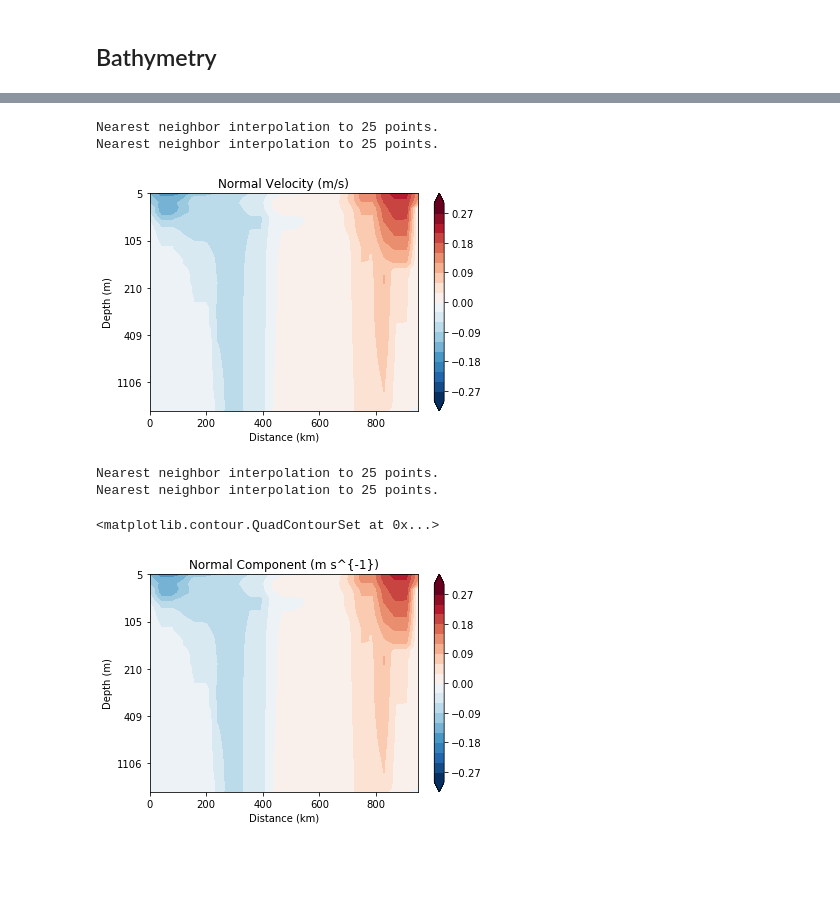
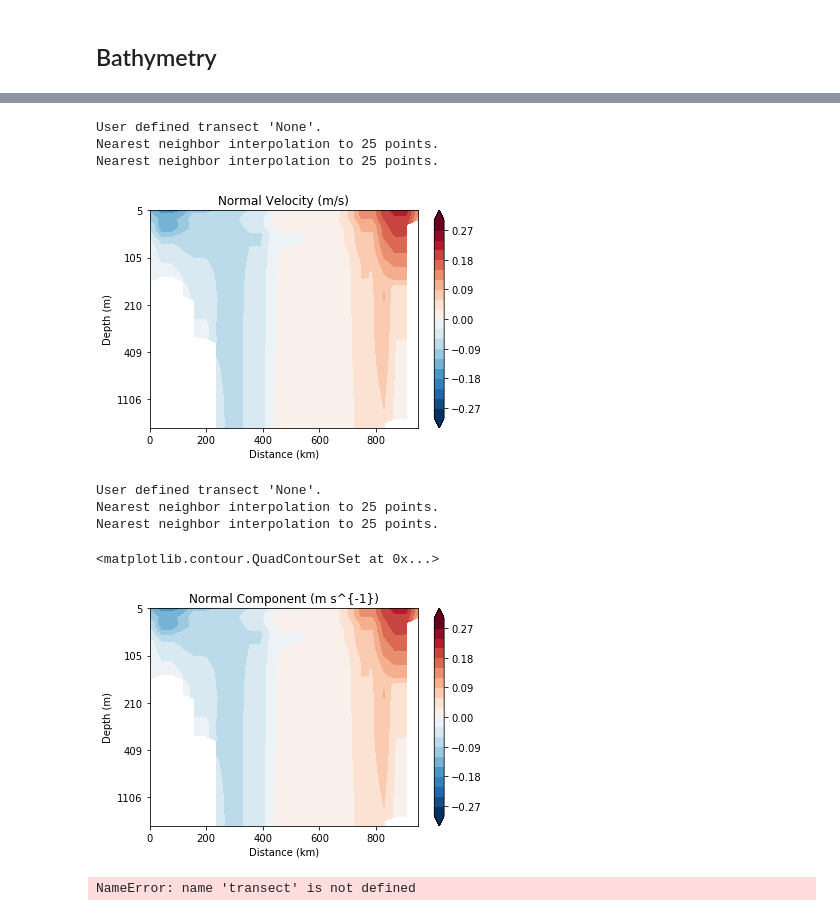
Before and after one commit to qingli411/mpasanalysis, a Jupyter notebook: plot_LabSea_climo_cross_section_vector.ipynb, the cells around one changed output, grey strips where cells are left out. Saved outputs shown, nothing was run; the diff lists cells and outputs as text; code cells hidden in the pictures; blank space fills up the shorter version.

```diff
--- a/plot_LabSea_climo_cross_section_vector.ipynb
+++ b/plot_LabSea_climo_cross_section_vector.ipynb
@@ -163,11 +169,11 @@ data_y = ncvar_data_y[0,:,:]
 levels = np.linspace(-0.3, 0.3, 21)
 
 mpaso_data_x = MPASOVolume(data=data_x, lon=lon, lat=lat, depth=refMidDepth, cellarea=cellArea,
-                           layerthickness=refLayerThickness, name='velocityZonal',
-                           units=ncvar_data_x.units)
+                           layerthickness=refLayerThickness, bottomdepth=bottomDepth,
+                           name='velocityZonal', units=ncvar_data_x.units)
 mpaso_data_y = MPASOVolume(data=data_y, lon=lon, lat=lat, depth=refMidDepth, cellarea=cellArea,
-                           layerthickness=refLayerThickness, name='velocityMeridional',
-                           units=ncvar_data_x.units)
+                           layerthickness=refLayerThickness, bottomdepth=bottomDepth,
+                           name='velocityMeridional', units=ncvar_data_x.units)
 
 test_vcsec_vector(mpaso_data_x, mpaso_data_y, s2_s_lon, s2_s_lat, s2_e_lon, s2_e_lat )
 # %% [output]
@@ -239,17 +245,24 @@ Nearest neighbor interpolation to 22 points.
 # %%
-transect = VerticalTransect(lon0 = 304.5, lat0 = 53.5, lon1=312, lat1=61, depth=2500)
-test_transect_vector(mpaso_data_x, mpaso_data_y, transect)
+trnsct = VerticalTransect(lon0 = 304.5, lat0 = 53.5, lon1=312, lat1=61, depth=2500)
+test_transect_vector(mpaso_data_x, mpaso_data_y, trnsct)
 # %% [output]
+User defined transect 'None'.
 Nearest neighbor interpolation to 25 points.
 Nearest neighbor interpolation to 25 points.
-[figure, old version]
+[figure, new version]
 # %%
 levels = np.linspace(-0.3, 0.3, 21)
-transect = VerticalTransect(lon0 = 304.5, lat0 = 53.5, lon1=312, lat1=61, depth=2500)
-plot_transect_vector(mpaso_data_x, mpaso_data_y, transect, levels=levels,
+trnsct = VerticalTransect(lon0 = 304.5, lat0 = 53.5, lon1=312, lat1=61, depth=2500)
+plot_transect_normal(mpaso_data_x, mpaso_data_y, trnsct, levels=levels,
                      depth_mode='native', cmap='RdBu_r' )
 # %% [output]
+User defined transect 'None'.
 Nearest neighbor interpolation to 25 points.
 Nearest neighbor interpolation to 25 points.
 <matplotlib.contour.QuadContourSet at 0x...>
-[figure, old version]
+[figure, new version]
+# %%
+plot_transect_normal(mpaso_data_x, mpaso_data_y, transect('AR7W'), levels=levels,
+                     depth_mode='native', cmap='RdBu_r' )
+# %% [output]
+NameError: name 'transect' is not defined
```
Also changed, not shown: parts of 9 cells of this notebook, 17 other files.
